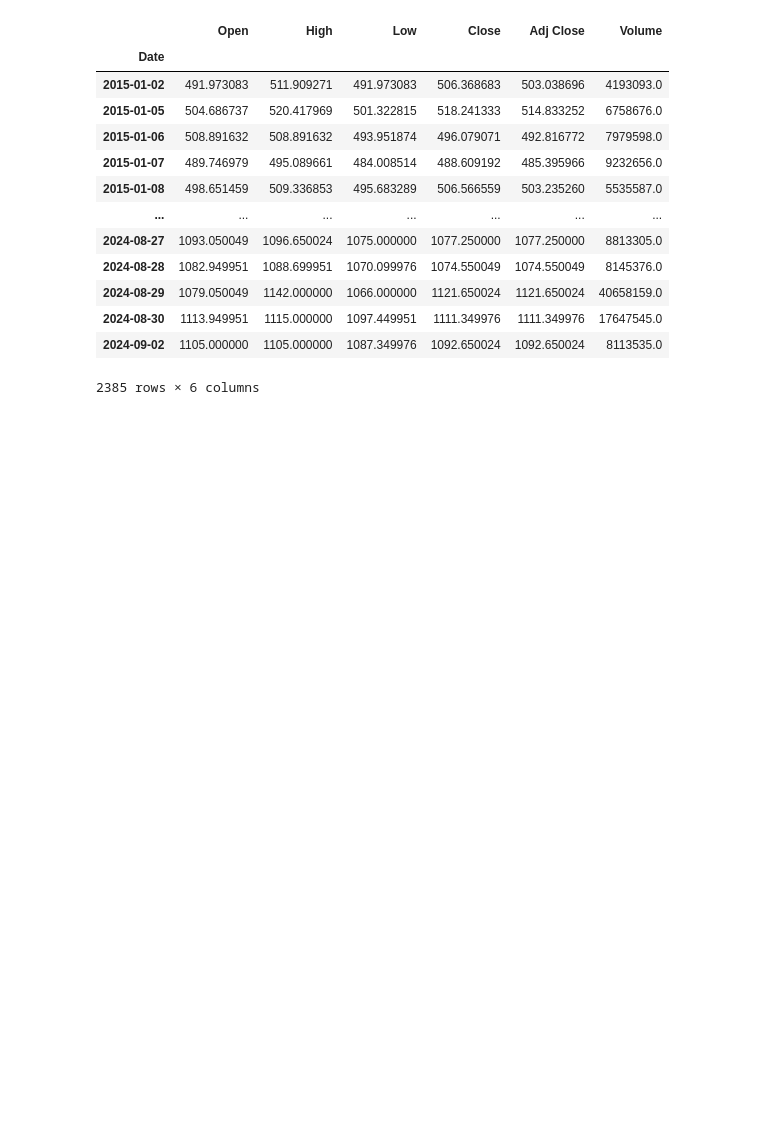
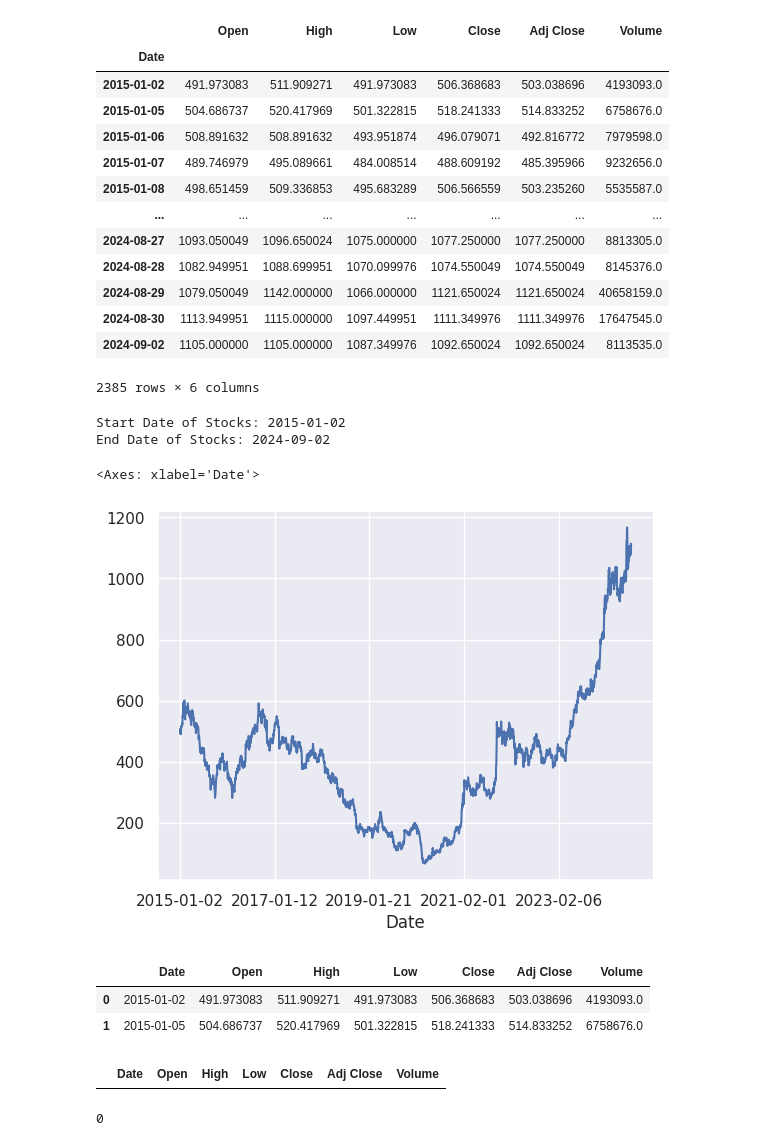
Before and after one commit to KOWSALYAAARU/test_app, a Jupyter notebook: Tatamoter_stock_price_prediction.ipynb, the cells around one changed output. Cells and saved outputs as stored; diff of their text form; code cells hidden in the pictures; blank space fills up the shorter version.

```diff
--- a/Tatamoter_stock_price_prediction.ipynb
+++ b/Tatamoter_stock_price_prediction.ipynb
@@ -210,3 +210,16 @@ df1
 | 2024-08-30 | 1113.949951 | 1115.000000 | 1097.449951 | 1111.349976 | 1111.349976 | 17647545.0 |
 | 2024-09-02 | 1105.000000 | 1105.000000 | 1087.349976 | 1092.650024 | 1092.650024 | 8113535.0 |
 2385 rows × 6 columns
+# %%
+start_date = df1.index.min()
+end_date =  df1.index.max()
+print("Start Date of Stocks:",start_date)
+print("End Date of Stocks:",end_date)
+# %% [output]
+Start Date of Stocks: 2015-01-02
+End Date of Stocks: 2024-09-02
+# %%
+df1['Open'].plot()
+# %% [output]
+<Axes: xlabel='Date'>
+[figure, added]
@@ -212,0 +228,6 @@ df1
+# %%
+df.head(2)
+# %% [output]
+|  | Date | Open | High | Low | Close | Adj Close | Volume |
+| 0 | 2015-01-02 | 491.973083 | 511.909271 | 491.973083 | 506.368683 | 503.038696 | 4193093.0 |
+| 1 | 2015-01-05 | 504.686737 | 520.417969 | 501.322815 | 518.241333 | 514.833252 | 6758676.0 |
@@ -212,0 +236,8 @@ df1
+# %%
+df2.head()
+# %% [output]
+|  | Date | Open | High | Low | Close | Adj Close | Volume |
+# %%
+df2['High'].nunique()
+# %% [output]
+0
```
Also changed, not shown: parts of 10 cells of this notebook.
